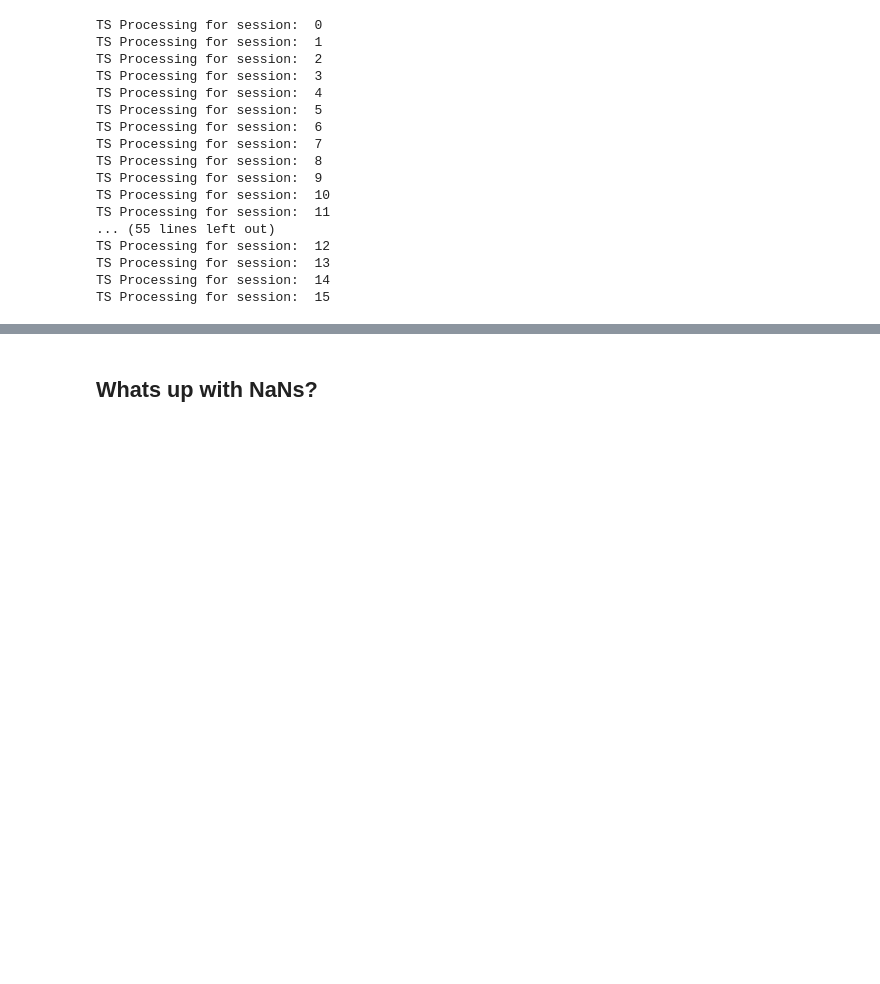
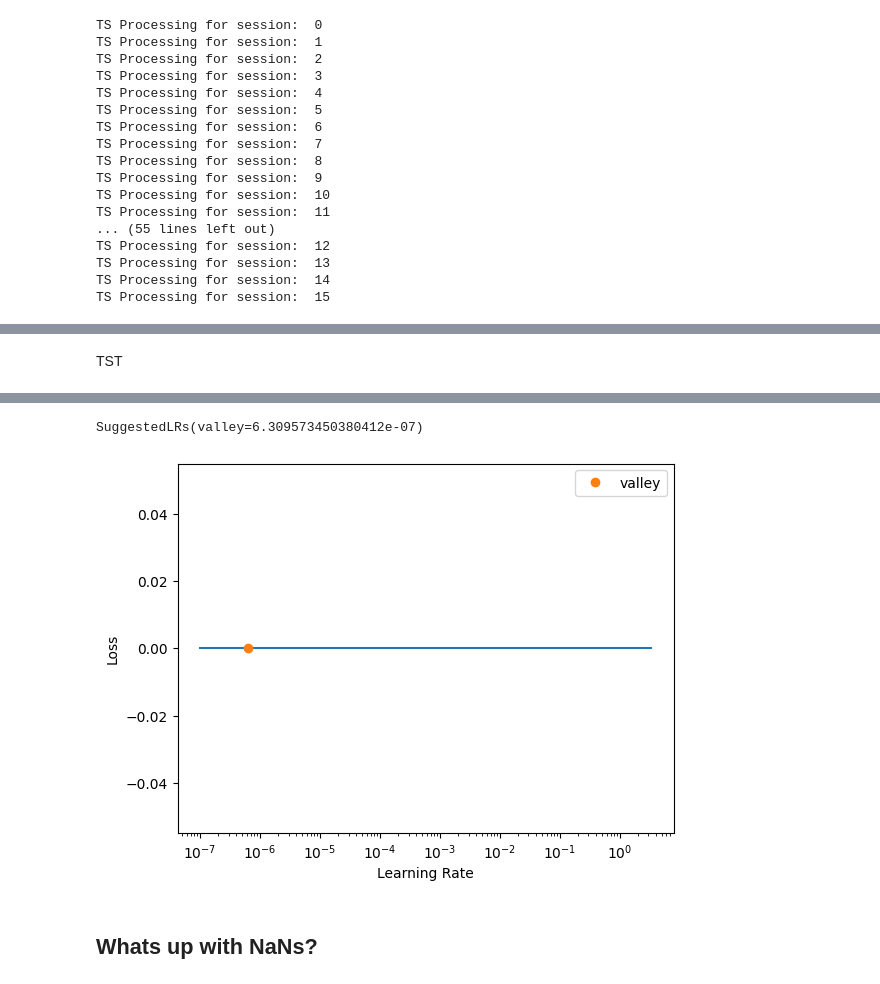
Before and after one commit to lwachowiak/HRI-Error-Detection-STAI, a Jupyter notebook: code/testing.ipynb, the cells around one changed output, grey strips where cells are left out. Saved outputs shown, nothing was run; the diff lists cells and outputs as text; code cells hidden in the pictures; blank space fills up the shorter version.

```diff
--- a/code/testing.ipynb
+++ b/code/testing.ipynb
@@ -61,0 +192,13 @@ TS Processing for session:  15
+# %% [markdown]
+TST
+# %%
+# change nan values in the data
+#all_X = np.nan_to_num(all_X, nan=0)
+dsets = TSDatasets(all_X, all_Y, splits=splits, inplace=True)
+dls   = TSDataLoaders.from_dsets(dsets.train, dsets.valid, bs=4, batch_tfms=TSStandardize(by_var=True))
+model = TST.TST(dls.vars, dls.c, dls.len, dropout=0.3, fc_dropout=0.9)
+learn = ts_learner(dls, model, loss_func=LabelSmoothingCrossEntropyFlat(),
+                    metrics=[RocAucBinary(), accuracy],  cbs=ShowGraphCallback2())
+learn.lr_find()
+#learn.fit_one_cycle(100, 1e-4)
+# %% [output]
@@ -62,3 +206,5 @@ TS Processing for session:  15
+SuggestedLRs(valley=6.309573450380412e-07)
+[figure, added]
 # %% [markdown]
 ## Whats up with NaNs?
 # %%
```
Also changed, not shown: parts of 19 cells of this notebook, 5 other files.
